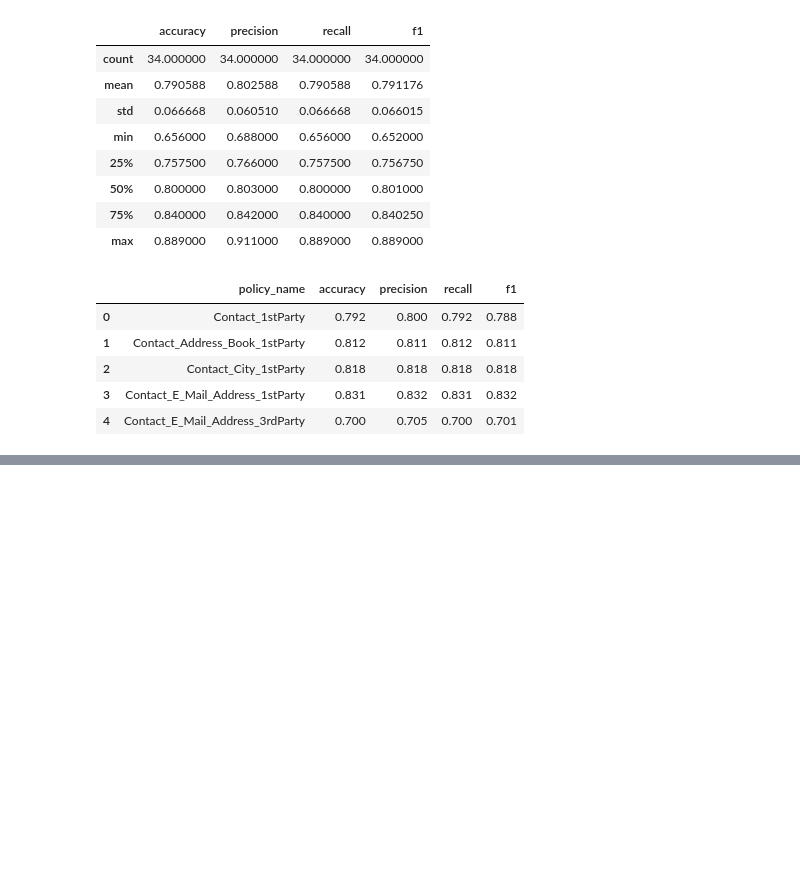
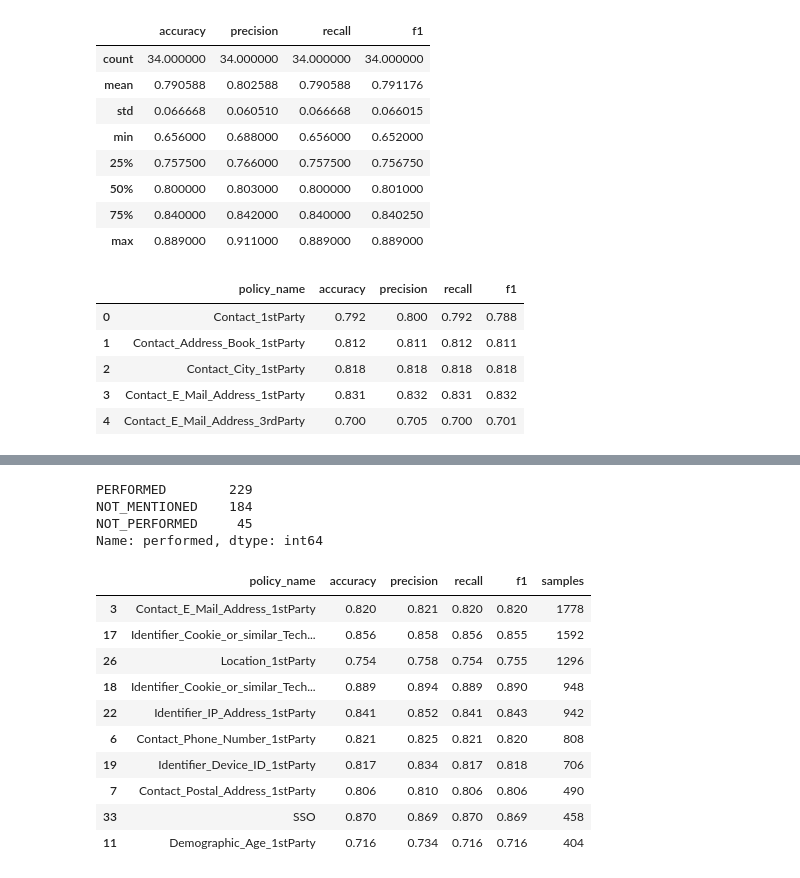
Before and after one commit to kabuhakmeh3/inphormed, a Jupyter notebook: notebooks/Android Policy NLP Prototyping.ipynb, the cells around one changed output, grey strips where cells are left out. Saved outputs shown, nothing was run; the diff lists cells and outputs as text; code cells hidden in the pictures; blank space fills up the shorter version.

```diff
--- a/notebooks/Android Policy NLP Prototyping.ipynb
+++ b/notebooks/Android Policy NLP Prototyping.ipynb
@@ -1151,0 +1165,16 @@ padded_tf.head()
+# %%
+cols_to_write = ['text', 'performed']
+# take a sample of NaN policies and add
+padded_policy_counts = {}
+for current_pol in policy_list:
+    tmp_df = df.copy()
+    tmp_df['performed'] = tmp_df.annotations.apply(lambda x: get_policy_df(x, policy=current_pol))
+    tmp_df = tmp_df[~(tmp_df.performed.isna())][cols_to_write]
+    n_fill = abs(len(tmp_df[tmp_df.performed=='PERFORMED']) - len(tmp_df[tmp_df.performed=='NOT_PERFORMED']))
+    #n_fill = len(tmp_df)
+    fill_df = tmp_all[tmp_all.performed.isna()][cols_to_write].sample(n_fill).copy()
+    fill_df['performed'] = fill_df['performed'].fillna('NOT_MENTIONED')
+    padded_df = pd.concat([tmp_df, fill_df])
+    print(current_pol+' ...writing {} lines'.format(len(padded_df)))
+    padded_policy_counts[current_pol] = len(padded_df)
+    #padded_df.to_csv('../train/three_class/'+current_pol+'.csv',index=False)
@@ -1151,0 +1199,24 @@ padded_tf.head()
+# %%
+padded_df.performed.value_counts()
+# %% [output]
+PERFORMED        229
+NOT_MENTIONED    184
+NOT_PERFORMED     45
+Name: performed, dtype: int64
+# %%
+multiclass_bow = pd.read_csv('../reports/multiclass_bow_model_training.csv')
+multiclass_bow['samples'] = multiclass_bow.policy_name.map(padded_policy_counts)
+# %%
+multiclass_bow.sort_values(by='samples', ascending=False).head(10)
+# %% [output]
+|  | policy_name | accuracy | precision | recall | f1 | samples |
+| 3 | Contact_E_Mail_Address_1stParty | 0.820 | 0.821 | 0.820 | 0.820 | 1778 |
+| 17 | Identifier_Cookie_or_similar_Tech... | 0.856 | 0.858 | 0.856 | 0.855 | 1592 |
+| 26 | Location_1stParty | 0.754 | 0.758 | 0.754 | 0.755 | 1296 |
+| 18 | Identifier_Cookie_or_similar_Tech... | 0.889 | 0.894 | 0.889 | 0.890 | 948 |
+| 22 | Identifier_IP_Address_1stParty | 0.841 | 0.852 | 0.841 | 0.843 | 942 |
+| 6 | Contact_Phone_Number_1stParty | 0.821 | 0.825 | 0.821 | 0.820 | 808 |
+| 19 | Identifier_Device_ID_1stParty | 0.817 | 0.834 | 0.817 | 0.818 | 706 |
+| 7 | Contact_Postal_Address_1stParty | 0.806 | 0.810 | 0.806 | 0.806 | 490 |
+| 33 | SSO | 0.870 | 0.869 | 0.870 | 0.869 | 458 |
+| 11 | Demographic_Age_1stParty | 0.716 | 0.734 | 0.716 | 0.716 | 404 |
```
Also changed, not shown: parts of 2 cells of this notebook, 7 other files.
